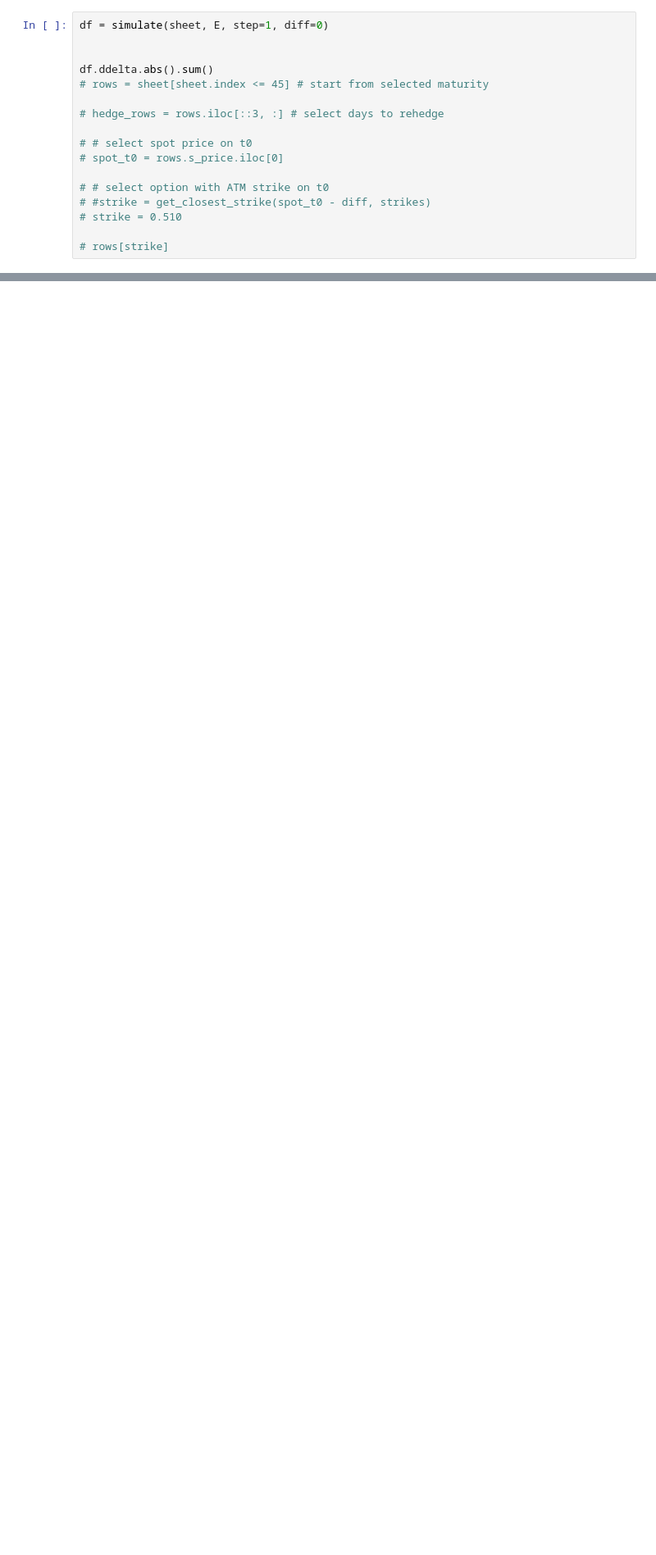
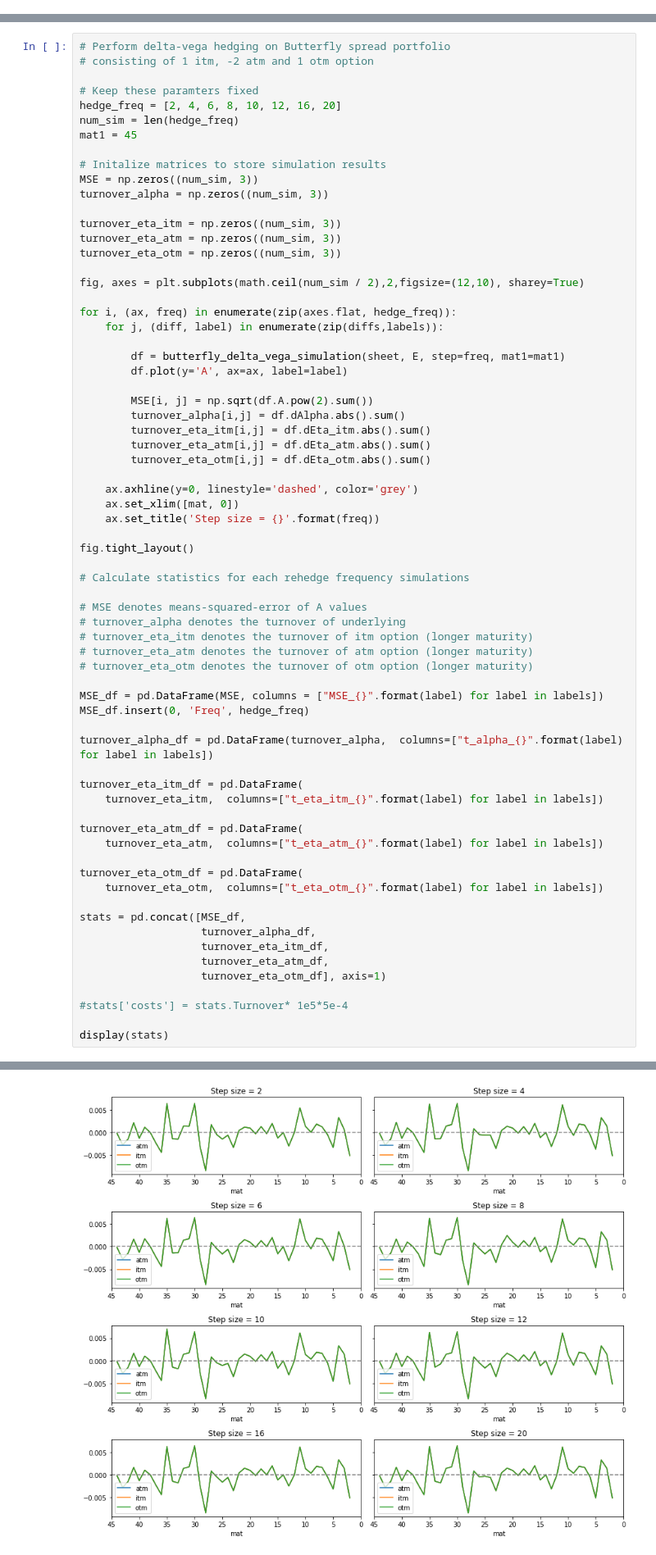
Before and after one commit to nnevalainen/portfolio-hedging, a Jupyter notebook: code/hedging-assignment.ipynb, the cells around one changed output, grey strips where cells are left out. Shown at 82% size. Drawn from its saved outputs; the diff is of its cells as text; blank space fills up the shorter version.

```diff
--- a/code/hedging-assignment.ipynb
+++ b/code/hedging-assignment.ipynb
@@ -190,17 +437,0 @@ display(stats)
-# %%
-df = simulate(sheet, E, step=1, diff=0)
-
-
-df.ddelta.abs().sum()
-# rows = sheet[sheet.index <= 45] # start from selected maturity
-
-# hedge_rows = rows.iloc[::3, :] # select days to rehedge
-
-# # select spot price on t0
-# spot_t0 = rows.s_price.iloc[0]
-
-# # select option with ATM strike on t0
-# #strike = get_closest_strike(spot_t0 - diff, strikes)
-# strike = 0.510
-
-# rows[strike]
@@ -208,0 +540,69 @@ df.ddelta.abs().sum()
+# %%
+# Perform delta-vega hedging on Butterfly spread portfolio
+# consisting of 1 itm, -2 atm and 1 otm option
+
+# Keep these paramters fixed
+hedge_freq = [2, 4, 6, 8, 10, 12, 16, 20]
+num_sim = len(hedge_freq)
+mat1 = 45
+
+# Initalize matrices to store simulation results
+MSE = np.zeros((num_sim, 3))
+turnover_alpha = np.zeros((num_sim, 3))
+
+turnover_eta_itm = np.zeros((num_sim, 3))
+turnover_eta_atm = np.zeros((num_sim, 3))
+turnover_eta_otm = np.zeros((num_sim, 3))
+
+fig, axes = plt.subplots(math.ceil(num_sim / 2),2,figsize=(12,10), sharey=True)
+
+for i, (ax, freq) in enumerate(zip(axes.flat, hedge_freq)):
+    for j, (diff, label) in enumerate(zip(diffs,labels)):
+
+        df = butterfly_delta_vega_simulation(sheet, E, step=freq, mat1=mat1)
+        df.plot(y='A', ax=ax, label=label)
+
+        MSE[i, j] = np.sqrt(df.A.pow(2).sum())
+        turnover_alpha[i,j] = df.dAlpha.abs().sum()
+        turnover_eta_itm[i,j] = df.dEta_itm.abs().sum()
+        turnover_eta_atm[i,j] = df.dEta_atm.abs().sum()
+        turnover_eta_otm[i,j] = df.dEta_otm.abs().sum()
+
+    ax.axhline(y=0, linestyle='dashed', color='grey')
+    ax.set_xlim([mat, 0])
+    ax.set_title('Step size = {}'.format(freq))
+
+fig.tight_layout()
+
+# Calculate statistics for each rehedge frequency simulations
+
+# MSE denotes means-squared-error of A values
+# turnover_alpha denotes the turnover of underlying
+# turnover_eta_itm denotes the turnover of itm option (longer maturity)
+# turnover_eta_atm denotes the turnover of atm option (longer maturity)
+# turnover_eta_otm denotes the turnover of otm option (longer maturity)
+
+MSE_df = pd.DataFrame(MSE, columns = ["MSE_{}".format(label) for label in labels])
+MSE_df.insert(0, 'Freq', hedge_freq)
+
+turnover_alpha_df = pd.DataFrame(turnover_alpha,  columns=["t_alpha_{}".format(label) for label in labels])
+
+turnover_eta_itm_df = pd.DataFrame(
+    turnover_eta_itm,  columns=["t_eta_itm_{}".format(label) for label in labels])
+
+turnover_eta_atm_df = pd.DataFrame(
+    turnover_eta_atm,  columns=["t_eta_atm_{}".format(label) for label in labels])
+
+turnover_eta_otm_df = pd.DataFrame(
+    turnover_eta_otm,  columns=["t_eta_otm_{}".format(label) for label in labels])
+
+stats = pd.concat([MSE_df,
+                   turnover_alpha_df,
+                   turnover_eta_itm_df,
+                   turnover_eta_atm_df,
+                   turnover_eta_otm_df], axis=1)
+
+#stats['costs'] = stats.Turnover* 1e5*5e-4
+
+display(stats)
+# %% [output]
@@ -208,0 +618 @@ df.ddelta.abs().sum()
+[figure, added]
```
Also changed, not shown: parts of 16 cells of this notebook.
